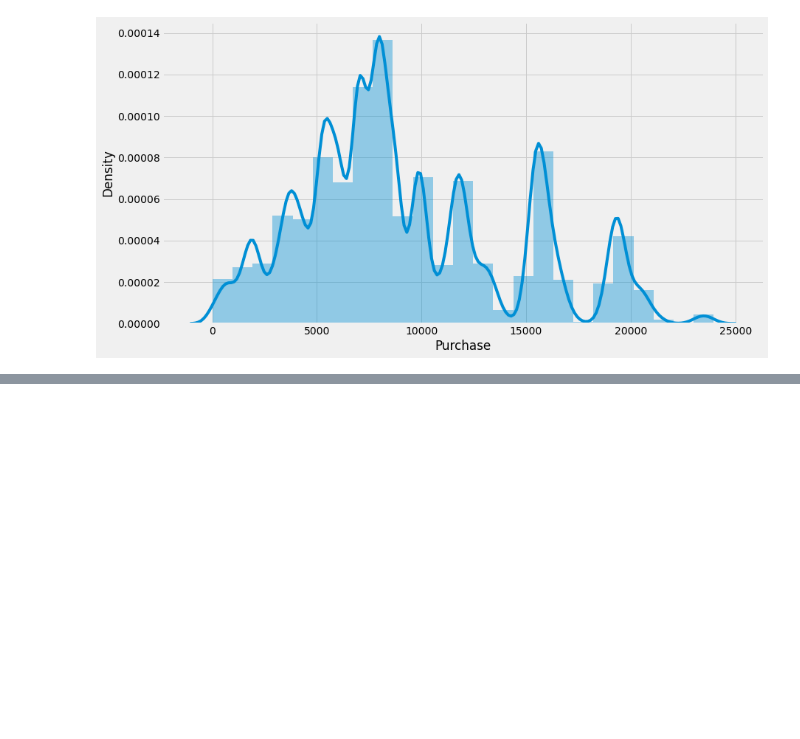
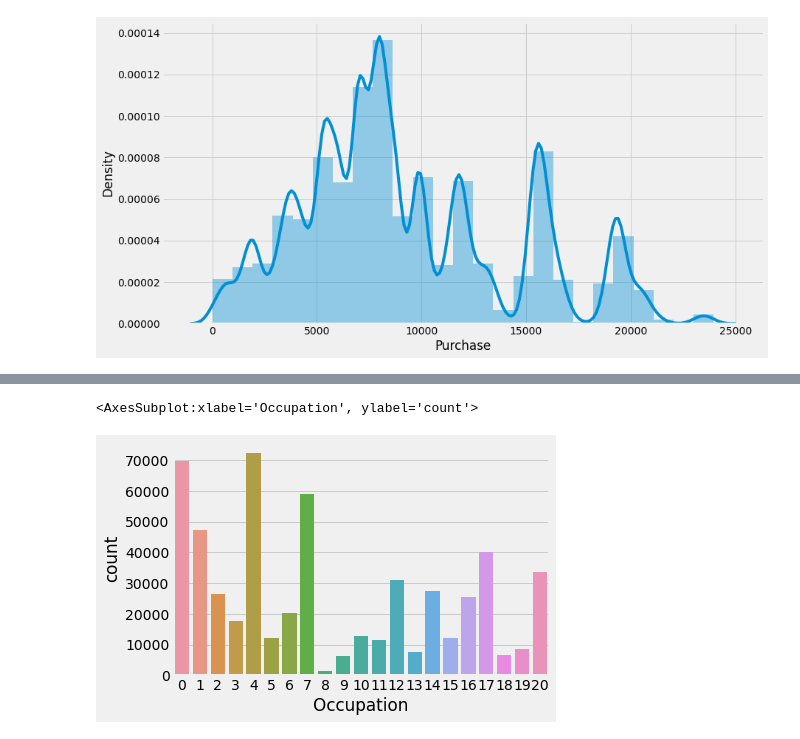
Before and after one commit to ANKIT08122001/capstone-project, a Jupyter notebook: capstone revised-checkpoint.ipynb, the cells around one changed output, grey strips where cells are left out. Saved outputs shown, nothing was run; the diff lists cells and outputs as text; code cells hidden in the pictures; blank space fills up the shorter version.

```diff
--- a/capstone revised-checkpoint.ipynb
+++ b/capstone revised-checkpoint.ipynb
@@ -91,0 +107,5 @@ sns.distplot(data3['Purchase'],bins=25)
+# %%
+sns.countplot(data3['Occupation'])
+# %% [output]
+<AxesSubplot:xlabel='Occupation', ylabel='count'>
+[figure, added]
```
Also changed, not shown: parts of 7 cells of this notebook.
